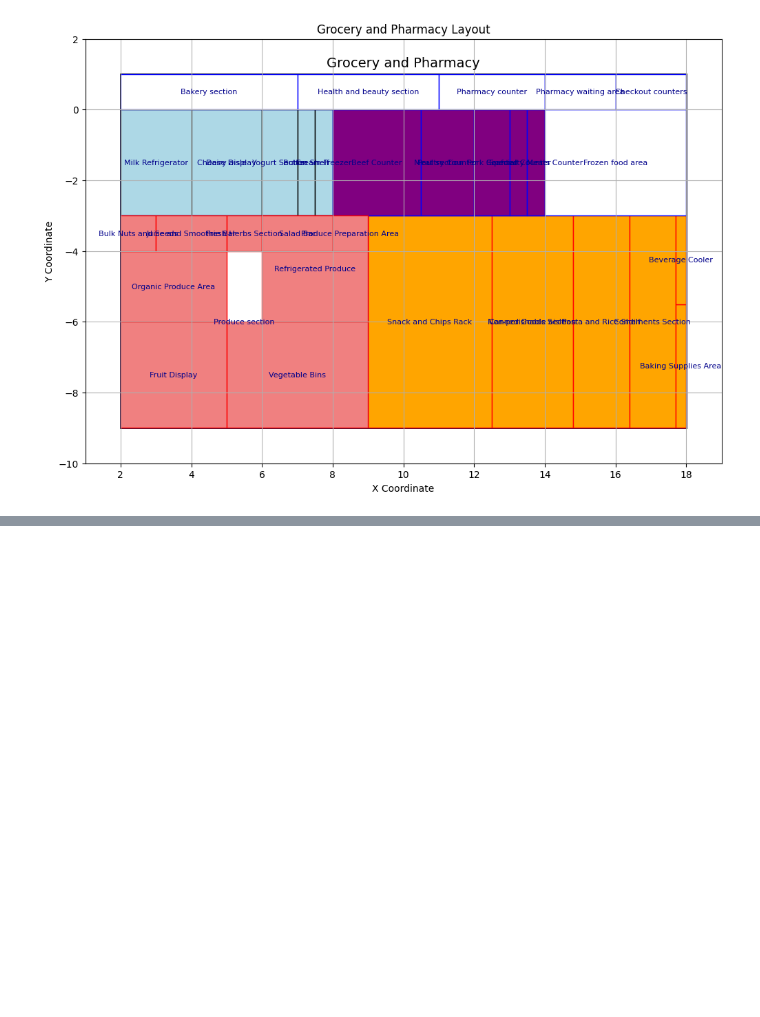
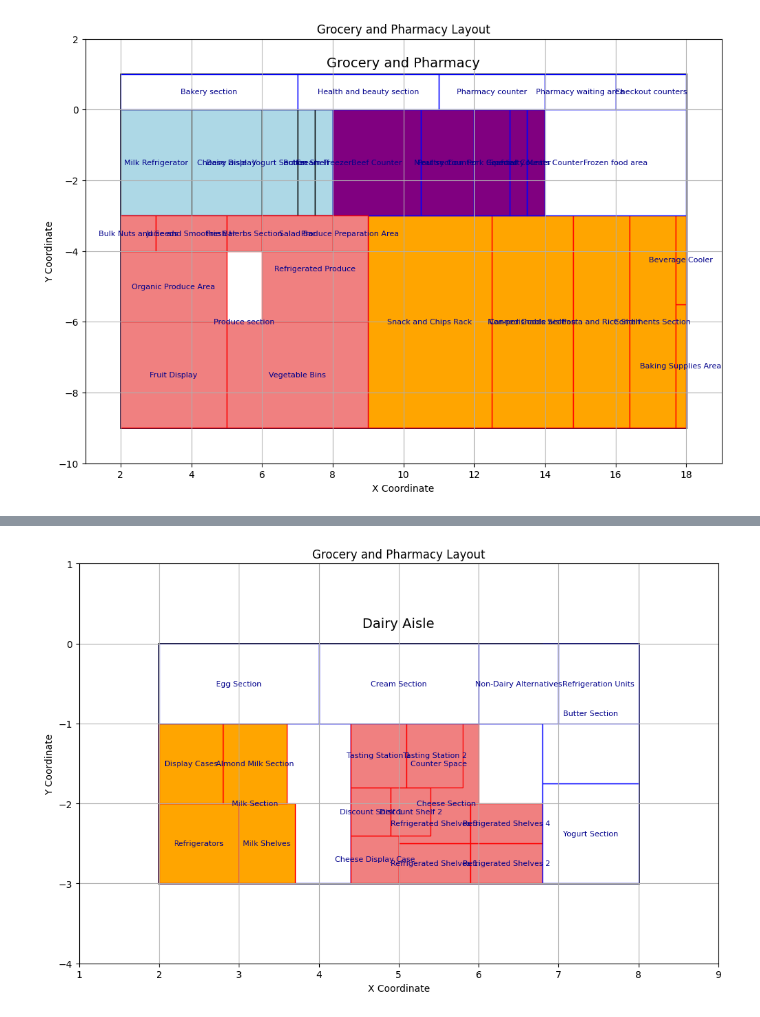
Before and after one commit to michelleli18/cs159_llms, a Jupyter notebook: map_generation.ipynb, the cells around one changed output, grey strips where cells are left out. Saved outputs shown, nothing was run; the diff lists cells and outputs as text; code cells hidden in the pictures; blank space fills up the shorter version.

```diff
--- a/map_generation.ipynb
+++ b/map_generation.ipynb
@@ -1196,0 +1248,85 @@ print(lol)
+# %%
+import matplotlib.pyplot as plt
+import matplotlib.patches as patches
+
+# Function to add a rectangle for a subitem
+def add_rectangle(ax, name, coordinates, color='lightblue', edgecolor='blue'):
+    x1, y1, x2, y2 = coordinates
+    width = x2 - x1
+    height = y2 - y1
+    rect = patches.Rectangle((x1, y1), width, height, linewidth=1, edgecolor=edgecolor, facecolor=color, label=name)
+    ax.add_patch(rect)
+    ax.text(x1 + width / 2, y1 + height / 2, name, ha='center', va='center', fontsize=8, color='darkblue')
+
+# Define the main "Grocery and Pharmacy" area
+main_area = {"name": "Dairy Aisle", "coordinates": [2, -3, 8, 0]}
+
+# Define the subitems with their coordinates
+subitems = [
+    {'name': 'Milk Section',
+      'coordinates': [2, -3, 4.4, -1],
+      'children': [
+          {'name': 'Refrigerators', 'coordinates': [2, -3, 3, -2]},
+          {'name': 'Milk Shelves', 'coordinates': [3, -3, 3.7, -2]},
+          {'name': 'Display Cases', 'coordinates': [2, -2, 2.8, -1]},
+          {'name': 'Almond Milk Section', 'coordinates': [2.8, -2, 3.6, -1]}
+    ]},
+    {'name': 'Cheese Section',
+     'coordinates': [4.4, -3, 6.8, -1],
+     'children': [
+        {'name': 'Cheese Display Case', 'coordinates': [4.4, -3, 5, -2.4]},
+        {'name': 'Refrigerated Shelves 1', 'coordinates': [5, -3, 5.9, -2.5]},
+        {'name': 'Refrigerated Shelves 2', 'coordinates': [5.9, -3, 6.8, -2.5]},
+        {'name': 'Refrigerated Shelves 3', 'coordinates': [5, -2.5, 5.9, -2]},
+        {'name': 'Refrigerated Shelves 4', 'coordinates': [5.9, -2.5, 6.8, -2]},
+        {'name': 'Counter Space', 'coordinates': [5, -2, 6, -1]},
+        {'name': 'Discount Shelf 1', 'coordinates': [4.4, -2.4, 4.9, -1.8]},
+        {'name': 'Discount Shelf 2', 'coordinates': [4.9, -2.4, 5.4, -1.8]},
+        {'name': 'Tasting Station 1', 'coordinates': [4.4, -1.8, 5.1, -1]},
+        {'name': 'Tasting Station 2', 'coordinates': [5.1, -1.8, 5.8, -1]}
+    ]},
+    {'name': 'Yogurt Section', 'coordinates': [6.8, -3, 8, -1.75]},
+    {'name': 'Butter Section', 'coordinates': [6.8, -1.75, 8, 0]},
+    {'name': 'Egg Section', 'coordinates': [2, -1, 4, 0]},
+    {'name': 'Cream Section', 'coordinates': [4, -1, 6, 0]},
+    {'name': 'Non-Dairy Alternatives', 'coordinates': [6, -1, 7, 0]},
+    {'name': 'Refrigeration Units', 'coordinates': [7, -1, 8, 0]}
+]
+
+# Create the plot
+fig, ax = plt.subplots(figsize=(12, 8))
+
+# Add the main area as a large rectangle
+main_rect = patches.Rectangle((main_area["coordinates"][0], main_area["coordinates"][1]),
+                              main_area["coordinates"][2] - main_area["coordinates"][0],
+                              main_area["coordinates"][3] - main_area["coordinates"][1],
+                              linewidth=2, edgecolor='black', facecolor='none', label=main_area["name"])
+ax.add_patch(main_rect)
+ax.text(main_area["coordinates"][0] + (main_area["coordinates"][2] - main_area["coordinates"][0]) / 2,
+        main_area["coordinates"][1] + (main_area["coordinates"][3] - main_area["coordinates"][1]) + 0.2,
+        main_area["name"], ha='center', fontsize=14, color='black')
+
+# Add each subitem as a rectangle
+for subitem in subitems:
+    add_rectangle(ax, subitem["name"], subitem["coordinates"], color='white')
+    if "children" in subitem:
+        for child in subitem["children"]:
+            if subitem["name"] == "Milk Section":
+                add_rectangle(ax, child["name"], child["coordinates"], color='orange', edgecolor='red')
+            elif subitem["name"] == "Cheese Section":
+                add_rectangle(ax, child["name"], child["coordinates"], color='lightcoral', edgecolor='red')
+
+# Set plot limits and labels
+ax.set_xlim(main_area["coordinates"][0] - 1, main_area["coordinates"][2] + 1)
+ax.set_ylim(main_area["coordinates"][1] - 1, main_area["coordinates"][3] + 1)
+ax.set_xlabel("X Coordinate")
+ax.set_ylabel("Y Coordinate")
+ax.set_title("Grocery and Pharmacy Layout")
+
+# Show grid and plot
+ax.grid(True)
+plt.gca().set_aspect('equal', adjustable='box')
+# plt.legend(loc='upper right')
+plt.show()
+# %% [output]
+[figure, added]
```
Also changed, not shown: parts of 1 cell of this notebook, 6 other files.
